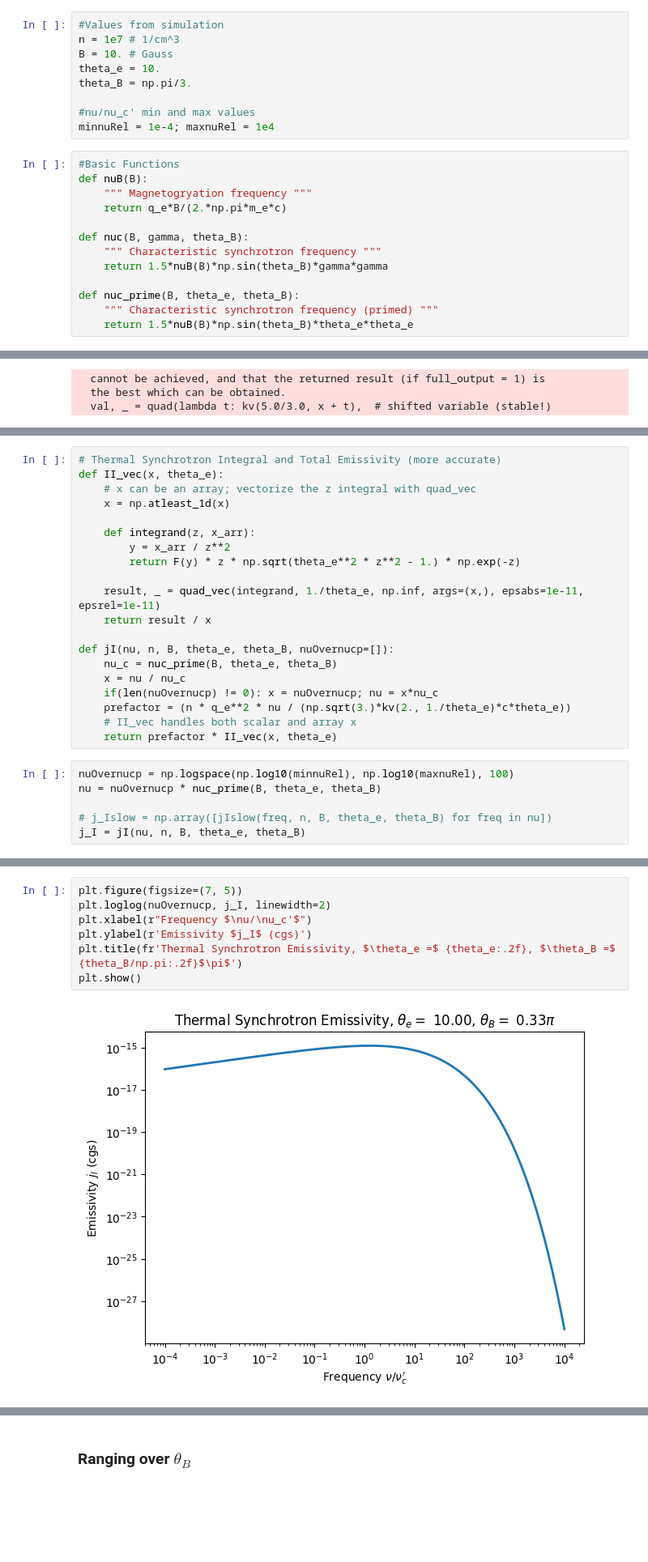
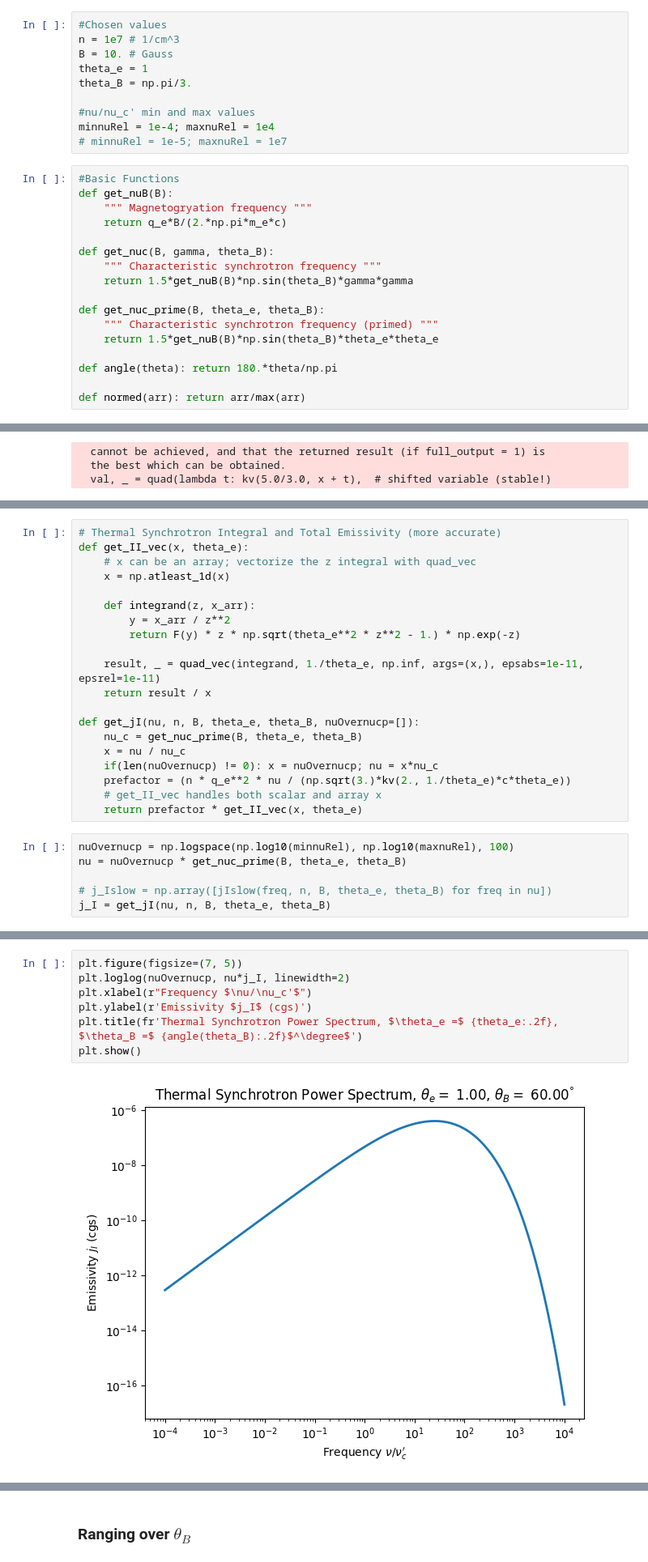
Before and after one commit to Aaron-Barrios/Aperture4, a Jupyter notebook: problems/gr_2d_kerr_schild/analysis_folder/access_data.ipynb, the cells around one changed output, grey strips where cells are left out. Shown at 81% size. Cells and saved outputs as stored; diff of their text form; blank space fills up the shorter version.

```diff
--- a/problems/gr_2d_kerr_schild/analysis_folder/access_data.ipynb
+++ b/problems/gr_2d_kerr_schild/analysis_folder/access_data.ipynb
@@ -343,27 +344,32 @@ c = 3e10 #cm/s
 m_e = 9.11e-28 #g
 q_e = 4.8e-10 #esu
 # %%
-#Values from simulation
+#Chosen values
 n = 1e7 # 1/cm^3
 B = 10. # Gauss
-theta_e = 10.
+theta_e = 1
 theta_B = np.pi/3.
 
 #nu/nu_c' min and max values
 minnuRel = 1e-4; maxnuRel = 1e4
+# minnuRel = 1e-5; maxnuRel = 1e7
 # %%
 #Basic Functions
-def nuB(B):
+def get_nuB(B):
     """ Magnetogryation frequency """
     return q_e*B/(2.*np.pi*m_e*c)
 
-def nuc(B, gamma, theta_B):
+def get_nuc(B, gamma, theta_B):
     """ Characteristic synchrotron frequency """
-    return 1.5*nuB(B)*np.sin(theta_B)*gamma*gamma
+    return 1.5*get_nuB(B)*np.sin(theta_B)*gamma*gamma
 
-def nuc_prime(B, theta_e, theta_B):
+def get_nuc_prime(B, theta_e, theta_B):
     """ Characteristic synchrotron frequency (primed) """
-    return 1.5*nuB(B)*np.sin(theta_B)*theta_e*theta_e
+    return 1.5*get_nuB(B)*np.sin(theta_B)*theta_e*theta_e
+
+def angle(theta): return 180.*theta/np.pi
+
+def normed(arr): return arr/max(arr)
 # %%
 def build_F_table(xmin=1e-6, xmax=1e6, N=20000):
 
@@ -410,7 +416,7 @@ def jIslow(nu, n, B, theta_e, theta_B):
     return top/bot
 # %%
 # Thermal Synchrotron Integral and Total Emissivity (more accurate)
-def II_vec(x, theta_e):
+def get_II_vec(x, theta_e):
     # x can be an array; vectorize the z integral with quad_vec
     x = np.atleast_1d(x)
 
@@ -421,16 +427,16 @@ def II_vec(x, theta_e):
     result, _ = quad_vec(integrand, 1./theta_e, np.inf, args=(x,), epsabs=1e-11, epsrel=1e-11)
     return result / x
 
-def jI(nu, n, B, theta_e, theta_B, nuOvernucp=[]):
-    nu_c = nuc_prime(B, theta_e, theta_B)
+def get_jI(nu, n, B, theta_e, theta_B, nuOvernucp=[]):
+    nu_c = get_nuc_prime(B, theta_e, theta_B)
     x = nu / nu_c
     if(len(nuOvernucp) != 0): x = nuOvernucp; nu = x*nu_c
     prefactor = (n * q_e**2 * nu / (np.sqrt(3.)*kv(2., 1./theta_e)*c*theta_e))
-    # II_vec handles both scalar and array x
-    return prefactor * II_vec(x, theta_e)
+    # get_II_vec handles both scalar and array x
+    return prefactor * get_II_vec(x, theta_e)
 # %%
 nuOvernucp = np.logspace(np.log10(minnuRel), np.log10(maxnuRel), 100)
-nu = nuOvernucp * nuc_prime(B, theta_e, theta_B)
+nu = nuOvernucp * get_nuc_prime(B, theta_e, theta_B)
 
 # j_Islow = np.array([jIslow(freq, n, B, theta_e, theta_B) for freq in nu])
-j_I = jI(nu, n, B, theta_e, theta_B)
+j_I = get_jI(nu, n, B, theta_e, theta_B)
@@ -437,9 +452,9 @@ j_I = jI(nu, n, B, theta_e, theta_B)
 # %%
 plt.figure(figsize=(7, 5))
-plt.loglog(nuOvernucp, j_I, linewidth=2)
+plt.loglog(nuOvernucp, nu*j_I, linewidth=2)
 plt.xlabel(r"Frequency $\nu/\nu_c'$")
 plt.ylabel(r'Emissivity $j_I$ (cgs)')
-plt.title(fr'Thermal Synchrotron Emissivity, $\theta_e =$ {theta_e:.2f}, $\theta_B =$ {theta_B/np.pi:.2f}$\pi$')
+plt.title(fr'Thermal Synchrotron Power Spectrum, $\theta_e =$ {theta_e:.2f}, $\theta_B =$ {angle(theta_B):.2f}$^\degree$')
 plt.show()
 # %% [output]
-[figure, old version]
+[figure, new version]
```
Also changed, not shown: parts of 40 cells of this notebook.
